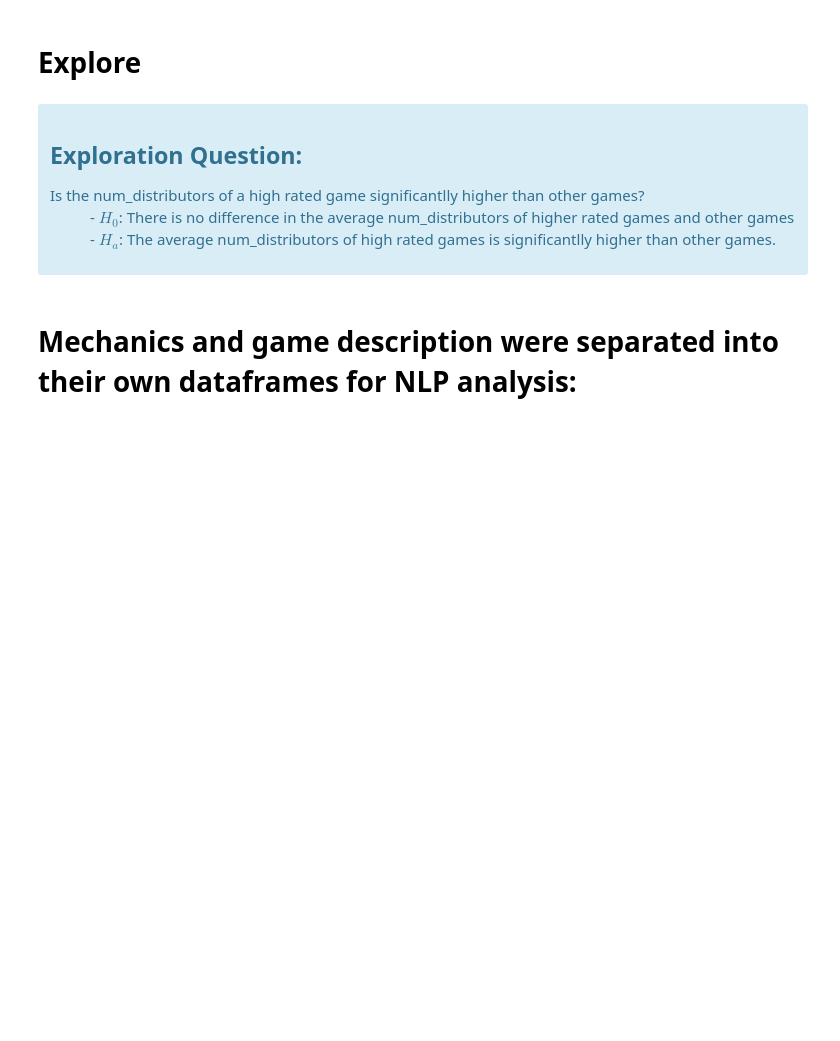
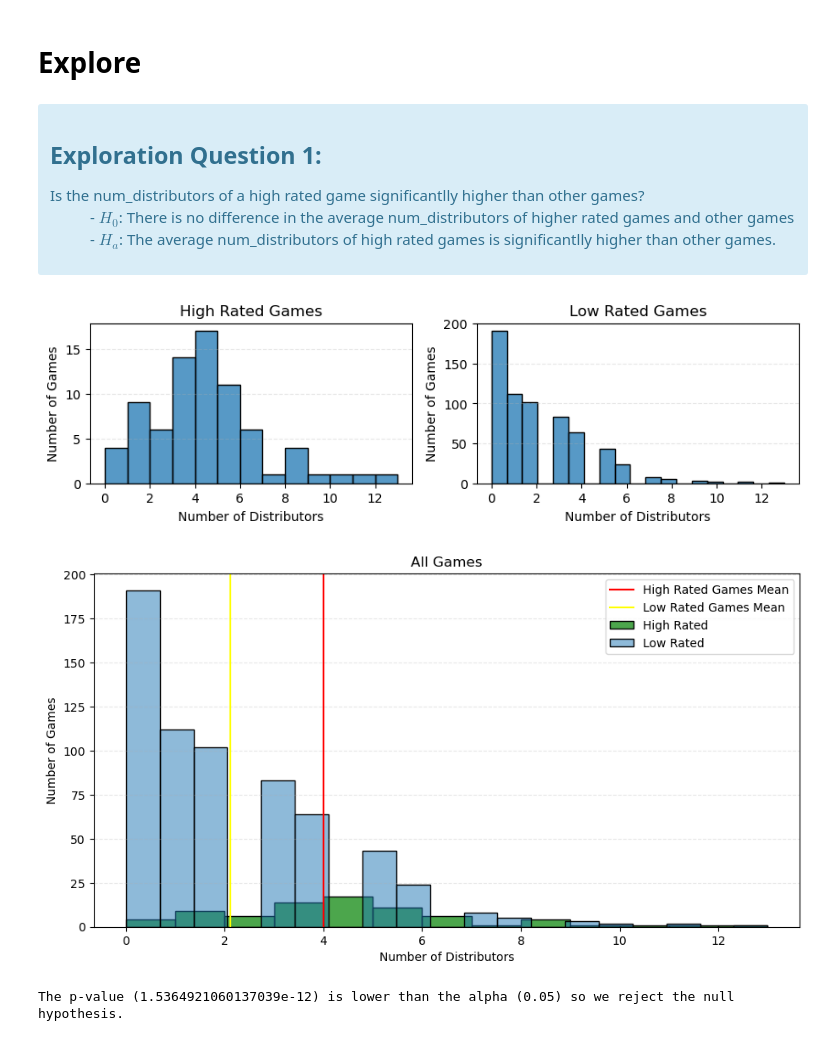
Before and after one commit to Andy-Jensen/board-game-project, a Jupyter notebook: final-report.ipynb, the cells around one changed output. Cells and saved outputs as stored; diff of their text form; code cells hidden in the pictures; blank space fills up the shorter version.

```diff
--- a/final-report.ipynb
+++ b/final-report.ipynb
@@ -67,7 +67,7 @@ train.shape, val.shape, test.shape
 # %% [markdown]
 <div class="alert alert-info">
     <header>
-    <h2>Exploration Question:</h2>
+    <h2>Exploration Question 1:</h2>
     </header>
     <dl>
         <dt>Is the num_distributors of a high rated game significantlly higher than other games?</dt>
@@ -75,5 +75,12 @@ train.shape, val.shape, test.shape
         <dd>- $H_a$: The average num_distributors of high rated games is significantlly higher than other games.</dd>
     </dl>
 </div>
-# %% [markdown]
-# Mechanics and game description were separated into their own dataframes for NLP analysis:
+# %%
+ex.q9_plots(train)
+# %% [output]
+[figure, added]
+[figure, added]
+# %%
+ex.q9_statistic(train)
+# %% [output]
+The p-value (1.5364921060137039e-12) is lower than the alpha (0.05) so we reject the null hypothesis.
```
Also changed, not shown: parts of 2 cells of this notebook, 2 other files.
